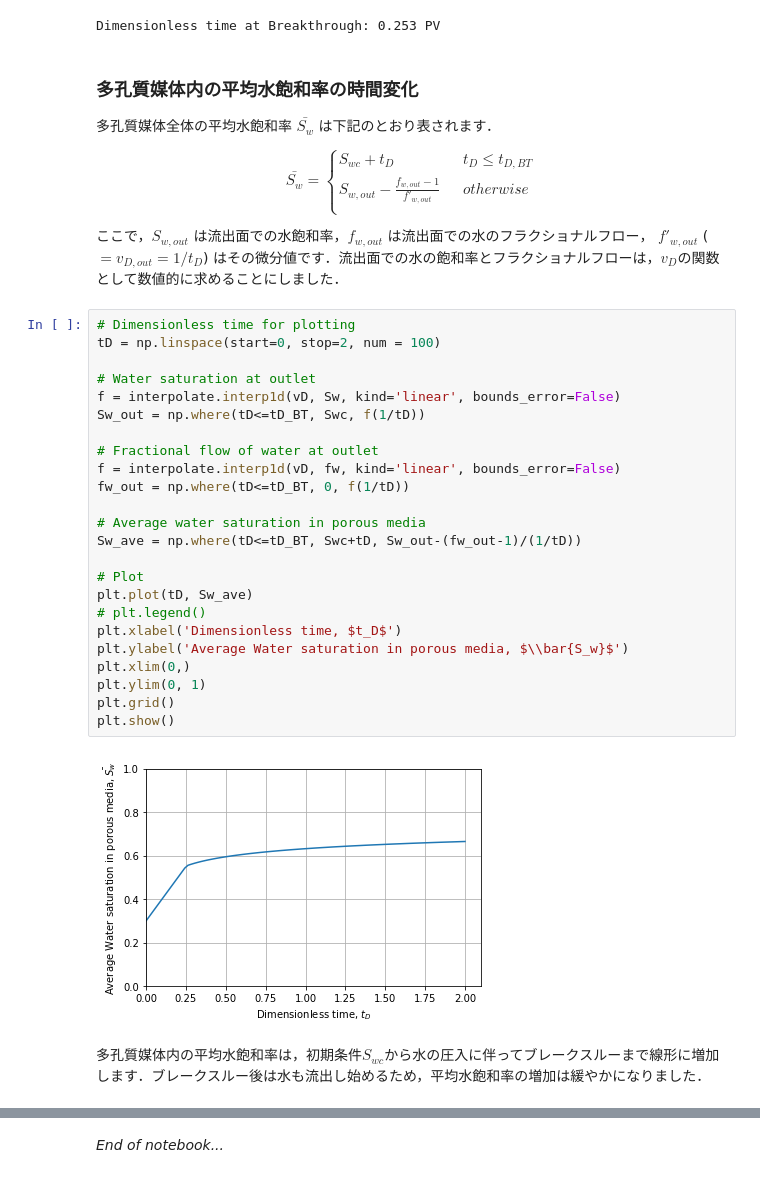
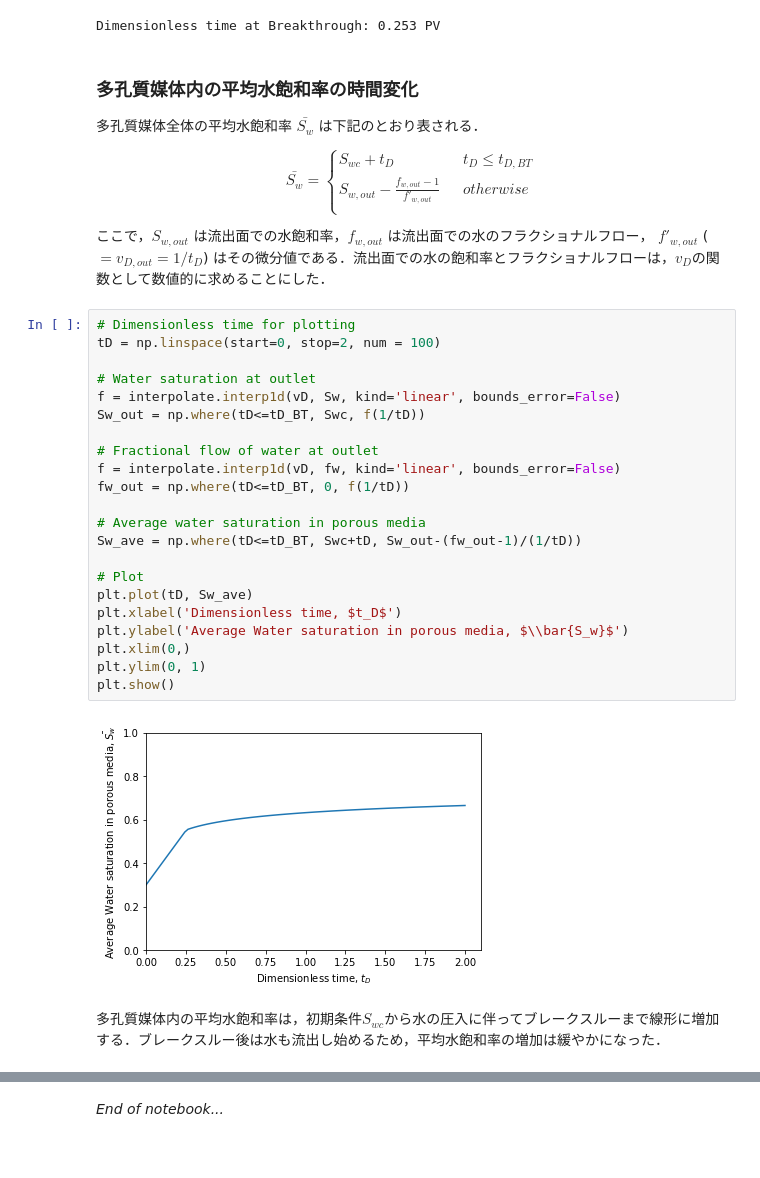
Before and after one commit to mayuneko-re/notebook, a Jupyter notebook: colab/Buckley_Leverett_Basic.ipynb, the cells around one changed output, grey strips where cells are left out. Drawn from its saved outputs; the diff is of its cells as text.

```diff
--- a/colab/Buckley_Leverett_Basic.ipynb
+++ b/colab/Buckley_Leverett_Basic.ipynb
@@ -249,7 +238,7 @@ Dimensionless time at Breakthrough: 0.253 PV
 # %% [markdown]
 ### 多孔質媒体内の平均水飽和率の時間変化
 
-多孔質媒体全体の平均水飽和率 $\bar{S_w}$ は下記のとおり表されます．
+多孔質媒体全体の平均水飽和率 $\bar{S_w}$ は下記のとおり表される．
 
 $$
 \bar{S_w} =
@@ -259,35 +248,33 @@ $$
         \end{cases}
 $$
 
-ここで，$S_{w, out}$ は流出面での水飽和率，$f_{w, out}$ は流出面での水のフラクショナルフロー， $f'_{w, out} $ ($=v_{D,out}=1/{t_D}$) はその微分値です．流出面での水の飽和率とフラクショナルフローは，$v_D$の関数として数値的に求めることにしました．
+ここで，$S_{w, out}$ は流出面での水飽和率，$f_{w, out}$ は流出面での水のフラクショナルフロー， $f'_{w, out} $ ($=v_{D,out}=1/{t_D}$) はその微分値である．流出面での水の飽和率とフラクショナルフローは，$v_D$の関数として数値的に求めることにした．
 # %%
 # Dimensionless time for plotting
 tD = np.linspace(start=0, stop=2, num = 100)
 
 # Water saturation at outlet
 f = interpolate.interp1d(vD, Sw, kind='linear', bounds_error=False)
 Sw_out = np.where(tD<=tD_BT, Swc, f(1/tD))
 
 # Fractional flow of water at outlet
 f = interpolate.interp1d(vD, fw, kind='linear', bounds_error=False)
 fw_out = np.where(tD<=tD_BT, 0, f(1/tD))
 
 # Average water saturation in porous media
 Sw_ave = np.where(tD<=tD_BT, Swc+tD, Sw_out-(fw_out-1)/(1/tD))
 
 # Plot
 plt.plot(tD, Sw_ave)
-# plt.legend()
 plt.xlabel('Dimensionless time, $t_D$')
 plt.ylabel('Average Water saturation in porous media, $\\bar{S_w}$')
 plt.xlim(0,)
 plt.ylim(0, 1)
-plt.grid()
 plt.show()
 # %% [output]
-[figure, old version]
+[figure, new version]
 # %% [markdown]
-多孔質媒体内の平均水飽和率は，初期条件$S_{wc}$から水の圧入に伴ってブレークスルーまで線形に増加します．ブレークスルー後は水も流出し始めるため，平均水飽和率の増加は緩やかになりました．
+多孔質媒体内の平均水飽和率は，初期条件$S_{wc}$から水の圧入に伴ってブレークスルーまで線形に増加する．ブレークスルー後は水も流出し始めるため，平均水飽和率の増加は緩やかになった．
 # %% [markdown]
 ### 油の回収量の時間変化
 
```
Also changed, not shown: parts of 26 cells of this notebook.
